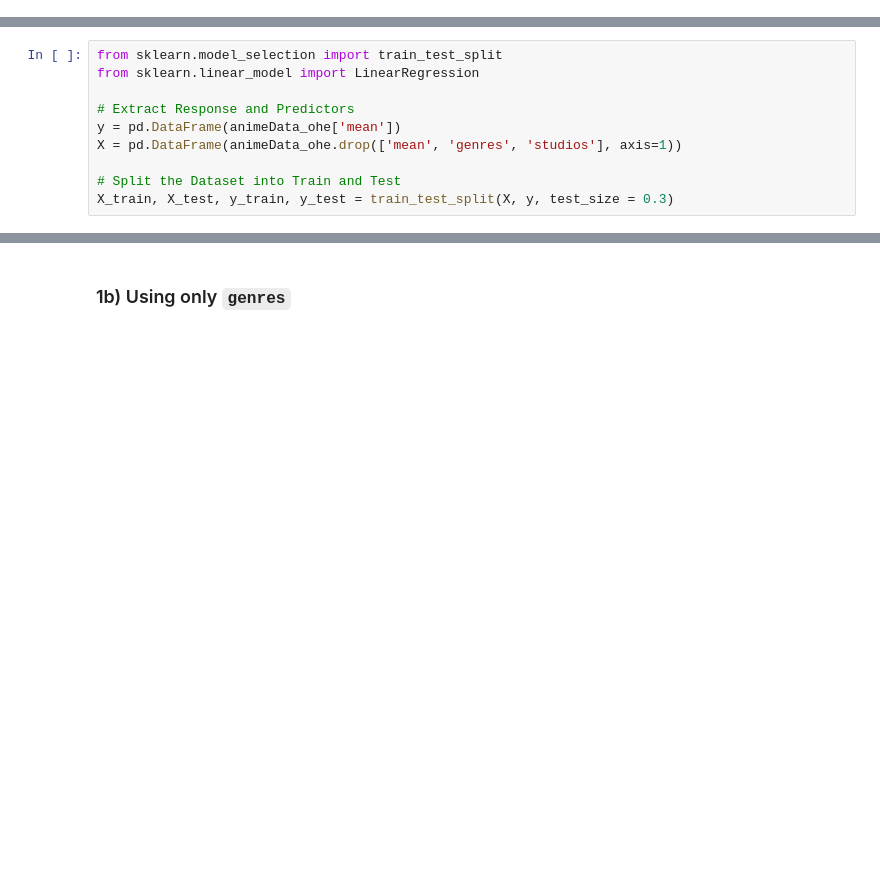
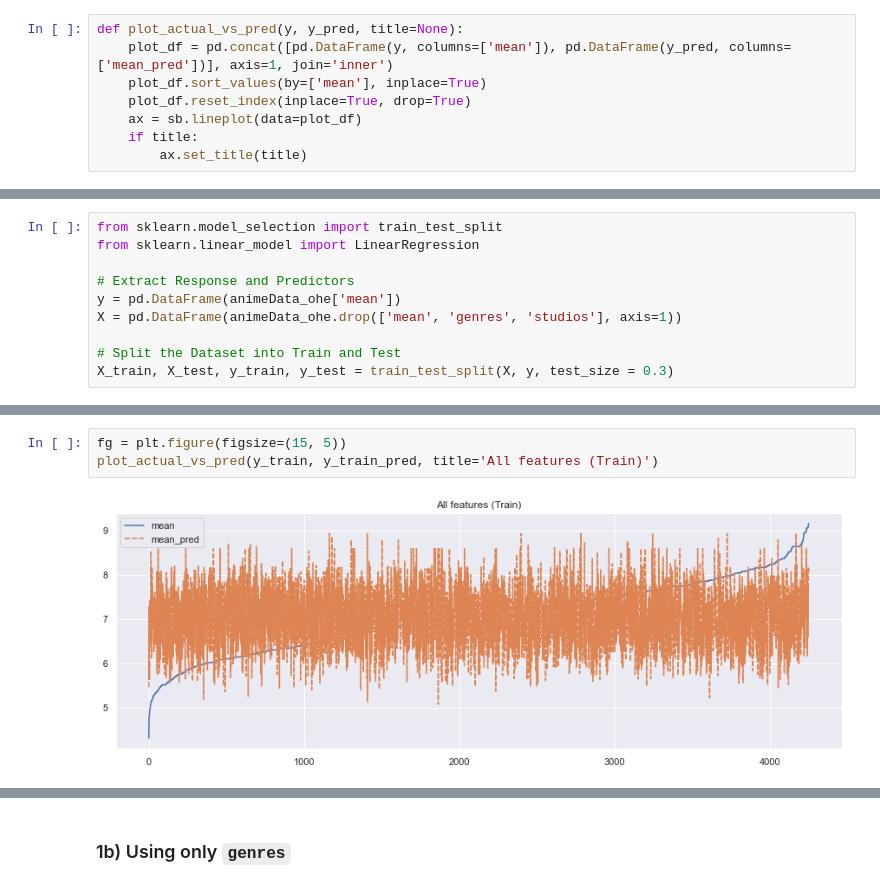
Before and after one commit to ztjhz/SC1015-Project, a Jupyter notebook: Anime/linear_regression.ipynb, the cells around one changed output, grey strips where cells are left out. Drawn from its saved outputs; the diff is of its cells as text; blank space fills up the shorter version.

Commit message:
plot actual vs pred + explanation of best model

```diff
--- a/Anime/linear_regression.ipynb
+++ b/Anime/linear_regression.ipynb
@@ -234,3 +237,11 @@ memory usage: 60.9+ MB
+# %%
+def plot_actual_vs_pred(y, y_pred, title=None):
+    plot_df = pd.concat([pd.DataFrame(y, columns=['mean']), pd.DataFrame(y_pred, columns=['mean_pred'])], axis=1, join='inner')
+    plot_df.sort_values(by=['mean'], inplace=True)
+    plot_df.reset_index(inplace=True, drop=True)
+    ax = sb.lineplot(data=plot_df)
+    if title:
+        ax.set_title(title)
 # %% [markdown]
 ## 1) Linear Regression
 # %% [markdown]
@@ -284,0 +296,5 @@ Root Mean Squared Error (RMSE)  : 5003936960.060114
+# %%
+fg = plt.figure(figsize=(15, 5))
+plot_actual_vs_pred(y_train, y_train_pred, title='All features (Train)')
+# %% [output]
+[figure, added]
```
Also changed, not shown: parts of 30 cells of this notebook.
